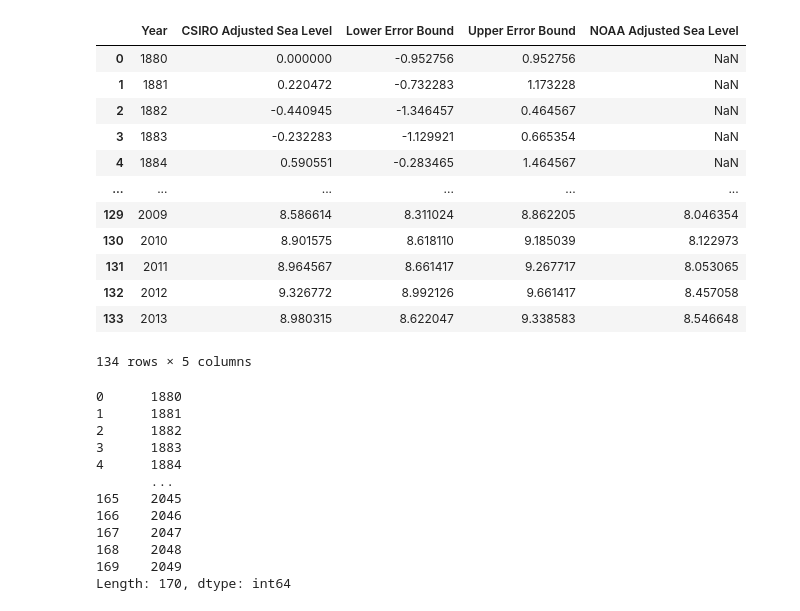
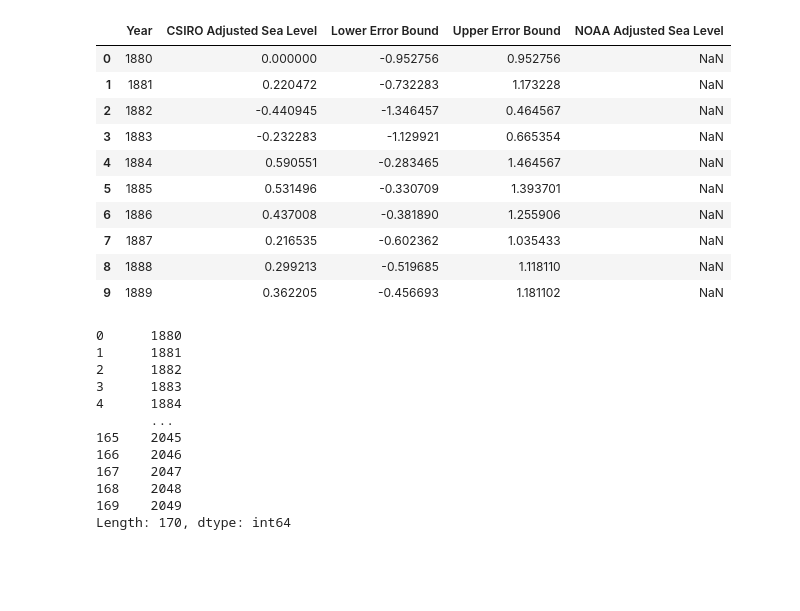
Before and after one commit to Daviedavie100/fcodecamp, a Jupyter notebook: boilerplate_sea_level_predictor.ipynb, the cells around one changed output. Drawn from its saved outputs; the diff is of its cells as text; code cells hidden in the pictures; blank space fills up the shorter version.

```diff
--- a/boilerplate_sea_level_predictor.ipynb
+++ b/boilerplate_sea_level_predictor.ipynb
@@ -3,25 +22,24 @@
 # %%
+#load imports
 import pandas as pd
 import matplotlib.pyplot as plt
 from scipy.stats import linregress
-#from scipy import stats
-
-df=pd.read_csv('/content/sample_data/epa-sea-level.csv')
-df
-# %% [output]
-|  | Year | CSIRO Adjusted Sea Level | Lower Error Bound | Upper Error Bound | NOAA Adjusted Sea Level |
-| 0 | 1880 | 0.000000 | -0.952756 | 0.952756 | NaN |
-| 1 | 1881 | 0.220472 | -0.732283 | 1.173228 | NaN |
-| 2 | 1882 | -0.440945 | -1.346457 | 0.464567 | NaN |
-| 3 | 1883 | -0.232283 | -1.129921 | 0.665354 | NaN |
-| 4 | 1884 | 0.590551 | -0.283465 | 1.464567 | NaN |
-| ... | ... | ... | ... | ... | ... |
-| 129 | 2009 | 8.586614 | 8.311024 | 8.862205 | 8.046354 |
-| 130 | 2010 | 8.901575 | 8.618110 | 9.185039 | 8.122973 |
-| 131 | 2011 | 8.964567 | 8.661417 | 9.267717 | 8.053065 |
-| 132 | 2012 | 9.326772 | 8.992126 | 9.661417 | 8.457058 |
-| 133 | 2013 | 8.980315 | 8.622047 | 9.338583 | 8.546648 |
-134 rows × 5 columns
+# %%
+# read the dataset
+df=pd.read_csv('C:/Users/Davie/Documents/GitHub/freeCodeCamp/data/epa-sea-level.csv')
+df.head(10)
+# %% [output]
+|  | Year | CSIRO Adjusted Sea Level | Lower Error Bound | Upper Error Bound | NOAA Adjusted Sea Level |
+| 0 | 1880 | 0.000000 | -0.952756 | 0.952756 | NaN |
+| 1 | 1881 | 0.220472 | -0.732283 | 1.173228 | NaN |
+| 2 | 1882 | -0.440945 | -1.346457 | 0.464567 | NaN |
+| 3 | 1883 | -0.232283 | -1.129921 | 0.665354 | NaN |
+| 4 | 1884 | 0.590551 | -0.283465 | 1.464567 | NaN |
+| 5 | 1885 | 0.531496 | -0.330709 | 1.393701 | NaN |
+| 6 | 1886 | 0.437008 | -0.381890 | 1.255906 | NaN |
+| 7 | 1887 | 0.216535 | -0.602362 | 1.035433 | NaN |
+| 8 | 1888 | 0.299213 | -0.519685 | 1.118110 | NaN |
+| 9 | 1889 | 0.362205 | -0.456693 | 1.181102 | NaN |
 # %%
 #define data for x axis
 x=df['Year']
```
Also changed, not shown: parts of 3 cells of this notebook.
